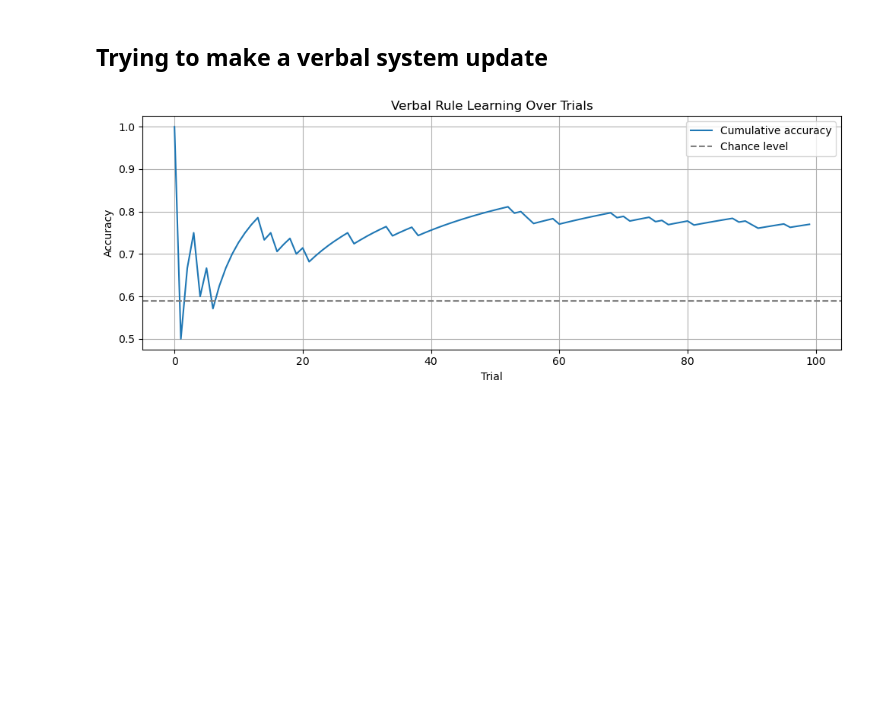
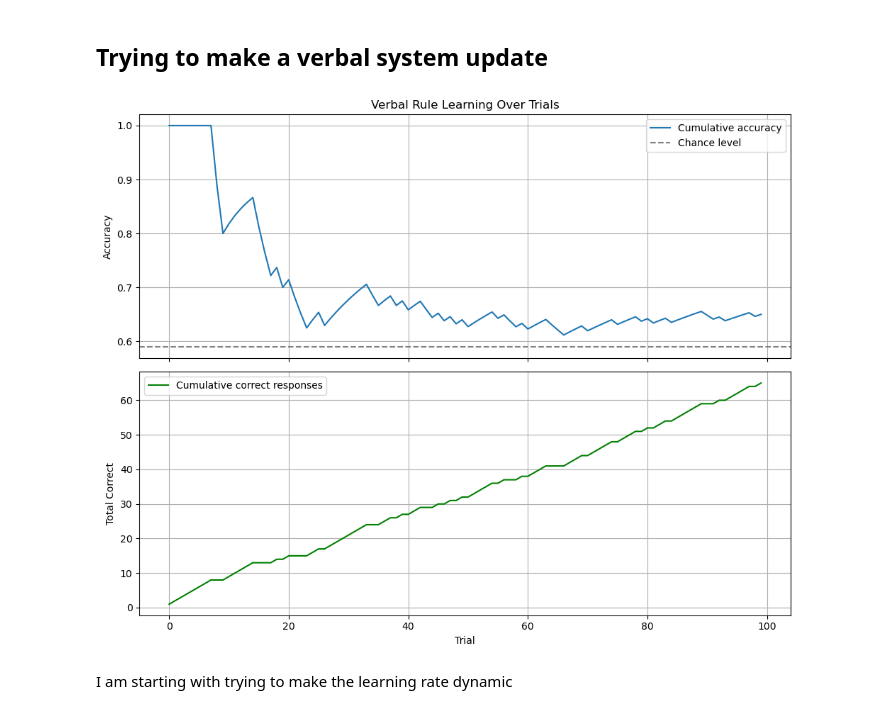
Before and after one commit to JSejrskild/CompNeuro-Exam, a Jupyter notebook: decisionrules/one_dimentional.ipynb, the cells around one changed output. Cells and saved outputs as stored; diff of their text form; code cells hidden in the pictures; blank space fills up the shorter version.

Commit message:
worked on making dynamic learning rule and added to the todo-list

```diff
--- a/decisionrules/one_dimentional.ipynb
+++ b/decisionrules/one_dimentional.ipynb
@@ -76,0 +77,6 @@ Shape of the 4D array: (100, 3)
+# %%
+# Calculate chance level
+total_count = len(answer_values)
+chance_level = max(counts) / total_count
+
+print(f"Chance level: {chance_level}")
@@ -365,7 +367,7 @@ np.random.shuffle(shuffled_visual_values)
 
 
 # Initialize the verbal system with a criterion of 50
-vs = VerbalSystem(init_criterion=50)
+vs = VerbalSystem(init_criterion=43)
 
 # Prepare to track performance
 predictions = []
@@ -378,17 +380,31 @@ for trial, (x, y, label) in enumerate(shuffled_visual_values):
     correct.append(int(pred == label))
     criteria.append(updated_crit)
 # %%
+# First compute cumulative values
 cumulative_accuracy = np.cumsum(correct) / np.arange(1, len(correct) + 1)
+cumulative_correct = np.cumsum(correct)
 
-plt.figure(figsize=(10, 4))
-plt.plot(cumulative_accuracy, label='Cumulative accuracy')
-plt.axhline(0.59, linestyle='--', color='gray', label='Chance level')
-plt.xlabel('Trial')
-plt.ylabel('Accuracy')
-plt.title('Verbal Rule Learning Over Trials')
-plt.legend()
-plt.grid(True)
+# Create two vertically stacked subplots
+fig, axs = plt.subplots(2, 1, figsize=(10, 8), sharex=True)
+
+# --- First plot: Cumulative Accuracy ---
+axs[0].plot(cumulative_accuracy, label='Cumulative accuracy')
+axs[0].axhline(chance_level, linestyle='--', color='gray', label='Chance level')
+axs[0].set_ylabel('Accuracy')
+axs[0].set_title('Verbal Rule Learning Over Trials')
+axs[0].legend()
+axs[0].grid(True)
+
+# --- Second plot: Cumulative Correct ---
+axs[1].plot(cumulative_correct, color='green', label='Cumulative correct responses')
+axs[1].set_xlabel('Trial')
+axs[1].set_ylabel('Total Correct')
+axs[1].legend()
+axs[1].grid(True)
+
 plt.tight_layout()
 plt.show()
 # %% [output]
-[figure, old version]
+[figure, new version]
+# %% [markdown]
+I am starting with trying to make the learning rate dynamic
```
Also changed, not shown: parts of 14 cells of this notebook, 2 other files.
